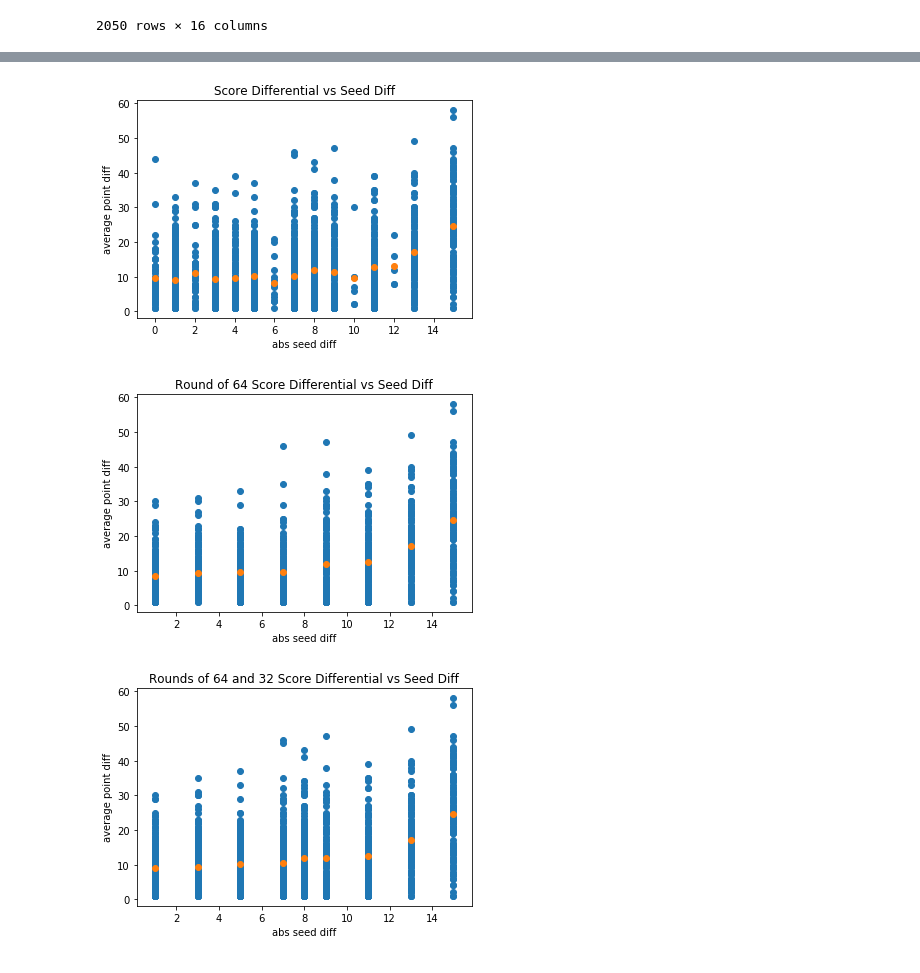
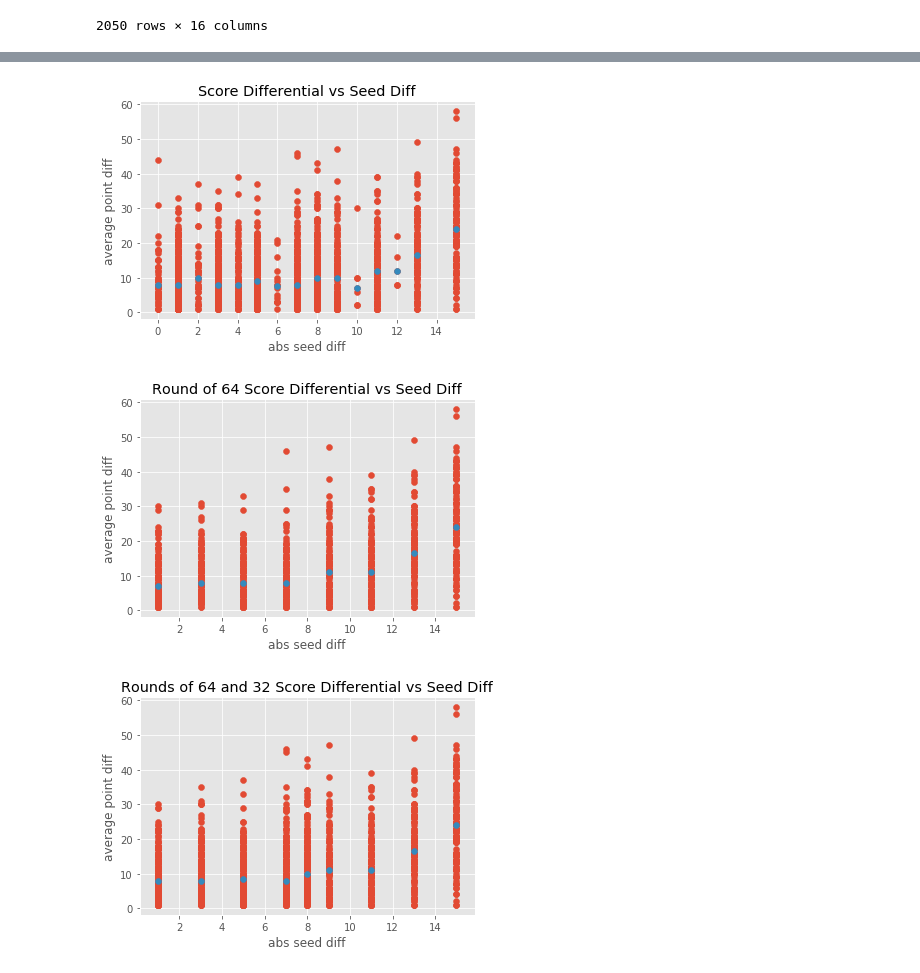
Before and after one commit to mmclaughlin87/march-madness-historical-perfomance, a Jupyter notebook: matchup_summary/point differential vs seed differential.ipynb, the cells around one changed output, grey strips where cells are left out. Cells and saved outputs as stored; diff of their text form; code cells hidden in the pictures.

```diff
--- a/matchup_summary/point differential vs seed differential.ipynb
+++ b/matchup_summary/point differential vs seed differential.ipynb
@@ -40,6 +40,7 @@ def create_all_games_scatter(winner_df, title, absolute):
         seed_diff_measure = 'abs_seed_diff'
     elif absolute == 'n':
         seed_diff_measure = 'seed_diff'
+    plt.style.use('ggplot')
     plt.scatter(winner_df[seed_diff_measure], winner_df['score_diff'])
     plt.xlabel(seed_diff_measure.replace('_', ' '))
     plt.ylabel('point diff')
@@ -99,6 +100,7 @@ def create_score_diff_average_scatter(winner_df, title, absolute, median_mean_mo
     seed_diff_groupby = winner_df[[seed_diff_measure, 'score_diff']].groupby(seed_diff_measure)
     mean_seed_score_df = seed_diff_groupby.agg(median_mean_mode)
     mean_seed_score_df.reset_index(inplace=True)
+    plt.style.use('ggplot')
     plt.scatter(mean_seed_score_df[seed_diff_measure], mean_seed_score_df['score_diff'])
     plt.xlabel(seed_diff_measure.replace('_', ' '))
     plt.ylabel('average point diff')
@@ -174,28 +194,37 @@ plt.show()
 ## basic all games scatter
 title = 'Score Differential vs Seed Diff'
 create_all_games_scatter(winner_df, title, 'y')
-create_score_diff_average_scatter(winner_df, title, 'y')
+create_score_diff_average_scatter(winner_df,
+                                  title,
+                                  'y',
+                                  'median')
 plt.show()
 # %% [output]
-[figure, old version]
+[figure, new version]
 # %%
 ## basic round 64 scatter
 round_64_winner_df = winner_df[winner_df['round'] == 'Round of 64']
 round_64_scatter_title = 'Round of 64 Score Differential vs Seed Diff'
 create_all_games_scatter(round_64_winner_df, round_64_scatter_title, 'y')
-create_score_diff_average_scatter(round_64_winner_df, round_64_scatter_title, 'y')
+create_score_diff_average_scatter(round_64_winner_df,
+                                  round_64_scatter_title,
+                                  'y',
+                                  'median')
 plt.show()
 # %% [output]
-[figure, old version]
+[figure, new version]
 # %%
 ## basic round 64 or 32 scatter
 rounds_64_32_winner_df = winner_df[winner_df['round'].isin(['Round of 64', 'Round of 32'])]
 rounds_64_32_scatter_title = 'Rounds of 64 and 32 Score Differential vs Seed Diff'
 create_all_games_scatter(rounds_64_32_winner_df, rounds_64_32_scatter_title, 'y')
-create_score_diff_average_scatter(rounds_64_32_winner_df, rounds_64_32_scatter_title, 'y')
+create_score_diff_average_scatter(rounds_64_32_winner_df,
+                                  rounds_64_32_scatter_title,
+                                  'y',
+                                  'median')
 plt.show()
 # %% [output]
-[figure, old version]
+[figure, new version]
 # %%
 ## basic round 64 scatter
 round_64_winner_df = winner_df[winner_df['round'] == 'Round of 64']
```
Also changed, not shown: parts of 17 cells of this notebook, 1 other file.
